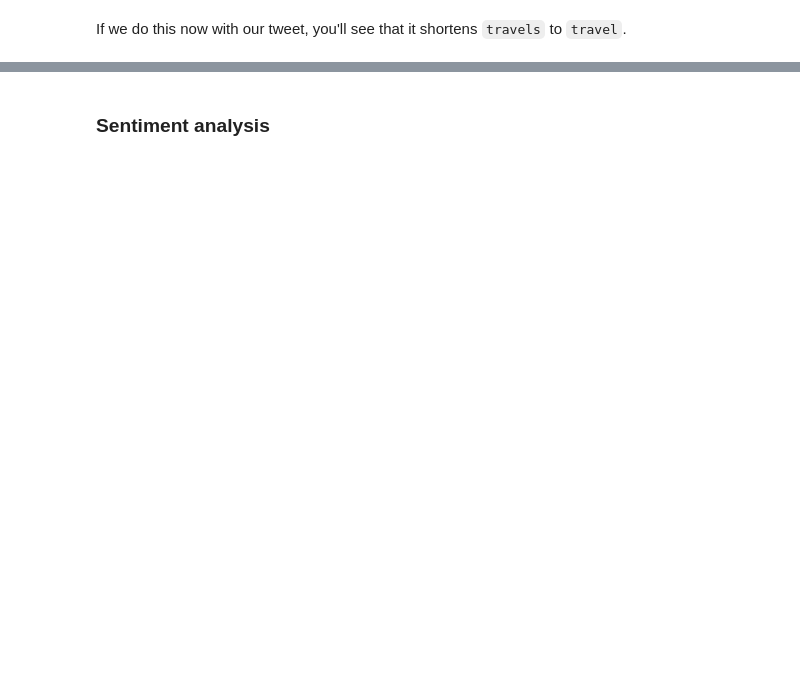
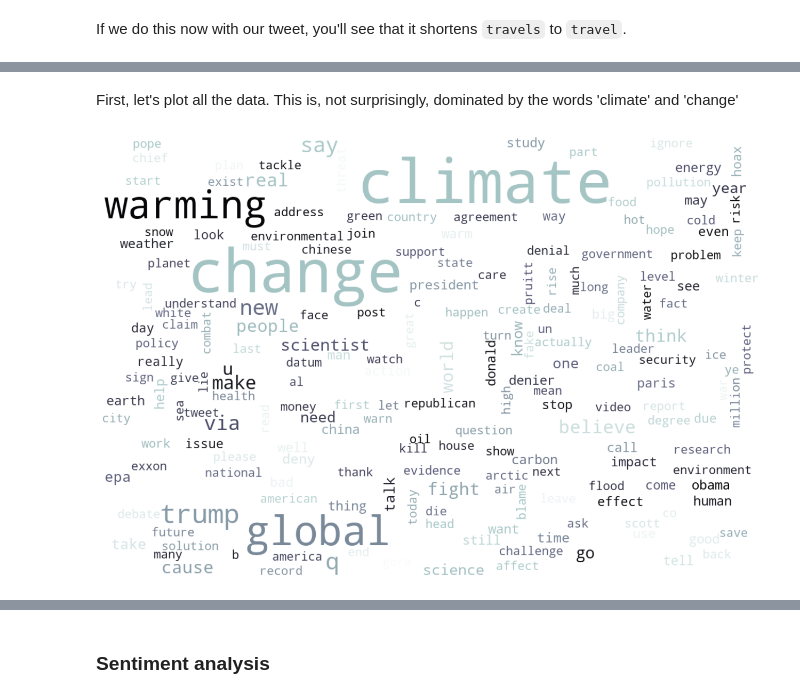
Before and after one commit to simonbrewer/MAGIC_AI_Workshop, a Jupyter notebook: Lab03_NLP/MAGIC_03_NLP.ipynb, the cells around one changed output, grey strips where cells are left out. Cells and saved outputs as stored; diff of their text form; code cells hidden in the pictures; blank space fills up the shorter version.

```diff
--- a/Lab03_NLP/MAGIC_03_NLP.ipynb
+++ b/Lab03_NLP/MAGIC_03_NLP.ipynb
@@ -199,0 +234,6 @@ plt.show()
+# %% [markdown]
+First, let's plot all the data. This is, not surprisingly, dominated by the words 'climate' and 'change'
+# %%
+draw_cloud(dat['text_clean'])
+# %% [output]
+[figure, added]
```
Also changed, not shown: parts of 70 cells of this notebook, 1 other file.
